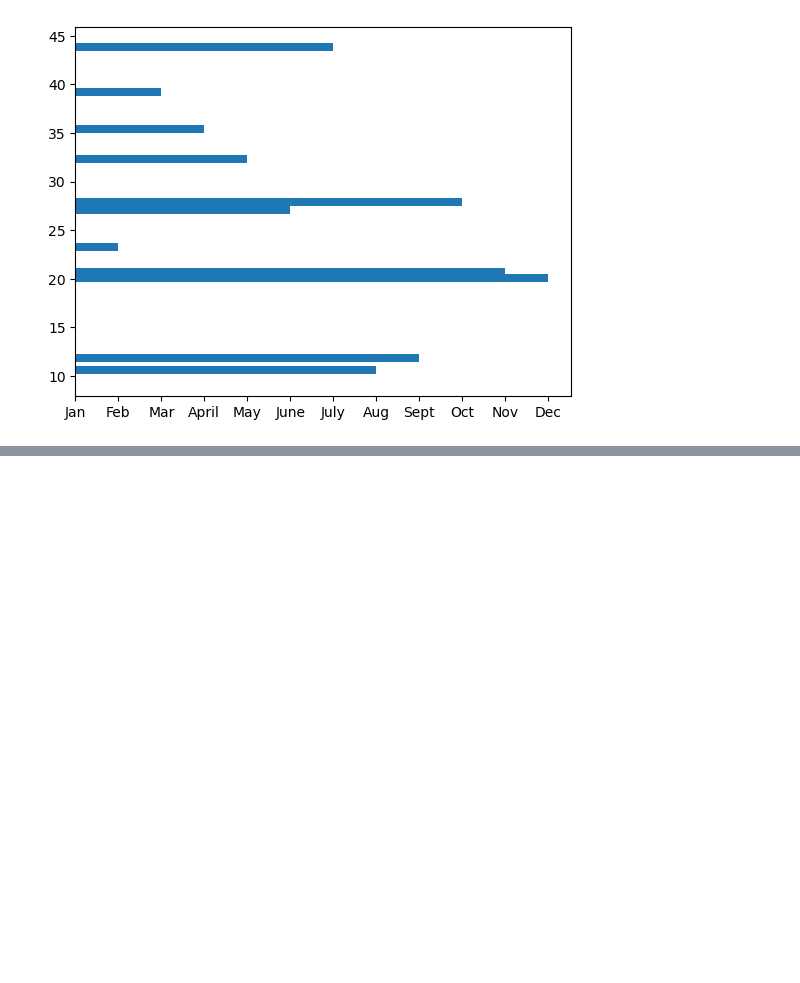
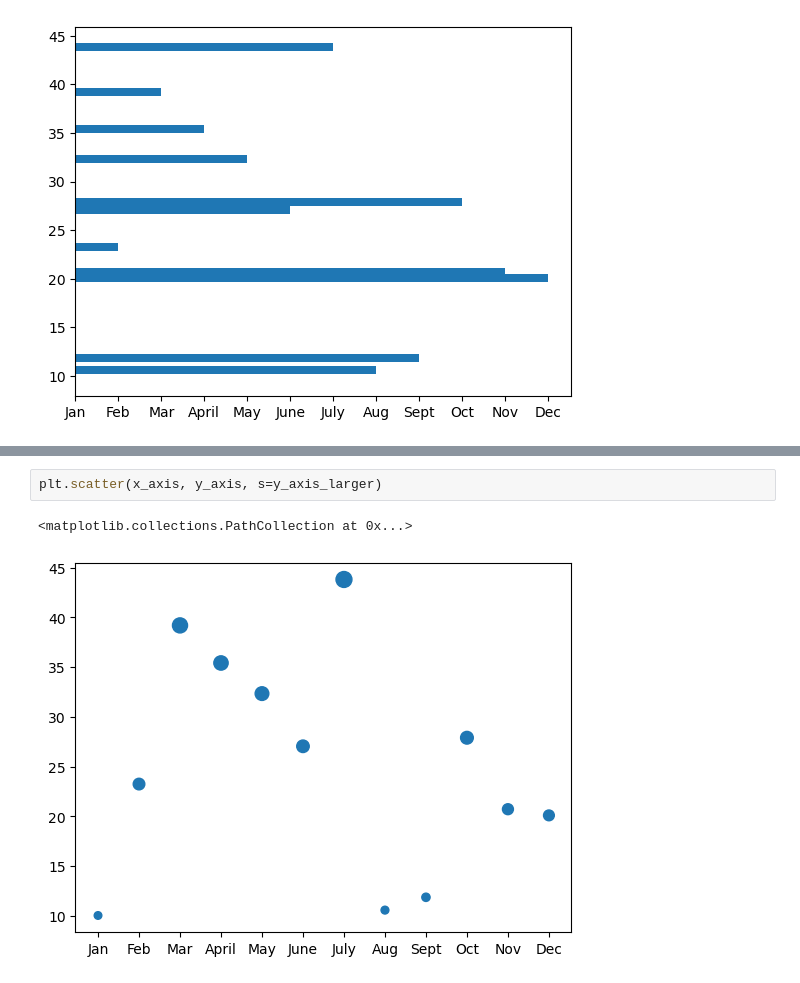
Before and after one commit to LouFoster/PyBer_Analysis, a Jupyter notebook: matplotlib_practice.ipynb, the cells around one changed output, grey strips where cells are left out. Drawn from its saved outputs; the diff is of its cells as text; blank space fills up the shorter version.

```diff
--- a/matplotlib_practice.ipynb
+++ b/matplotlib_practice.ipynb
@@ -181,0 +210,5 @@ ax.barh(y_axis, x_axis)
+# %%
+plt.scatter(x_axis, y_axis, s=y_axis_larger)
+# %% [output]
+<matplotlib.collections.PathCollection at 0x...>
+[figure, added]
```
Also changed, not shown: parts of 14 cells of this notebook.
